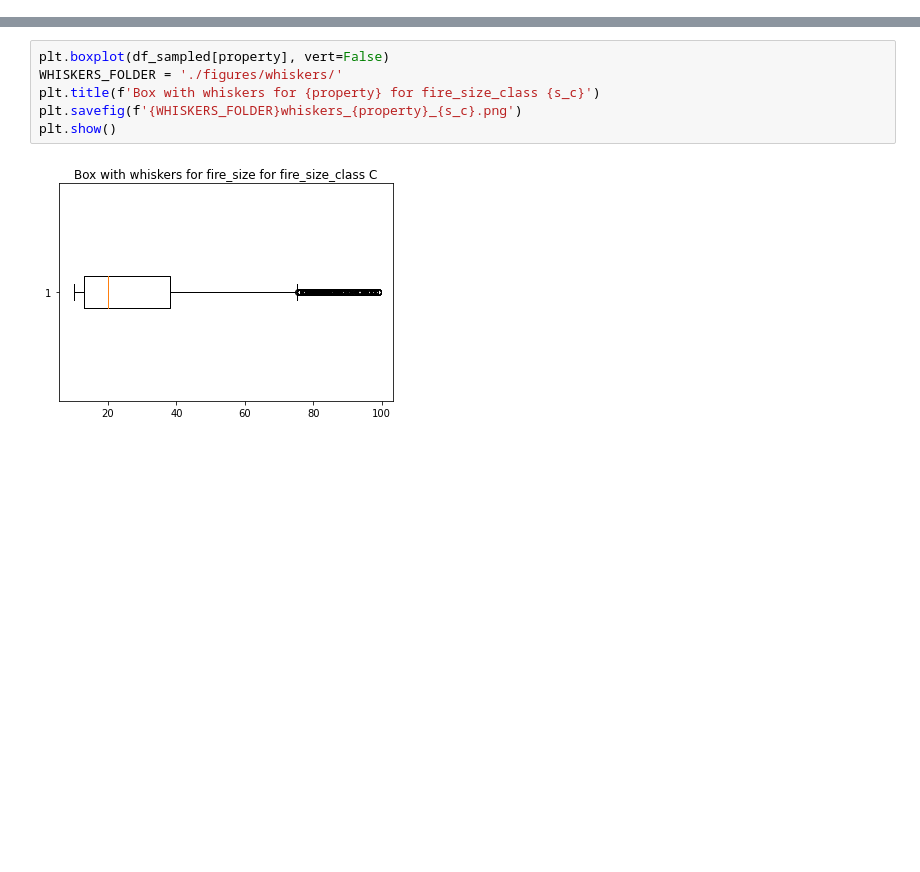
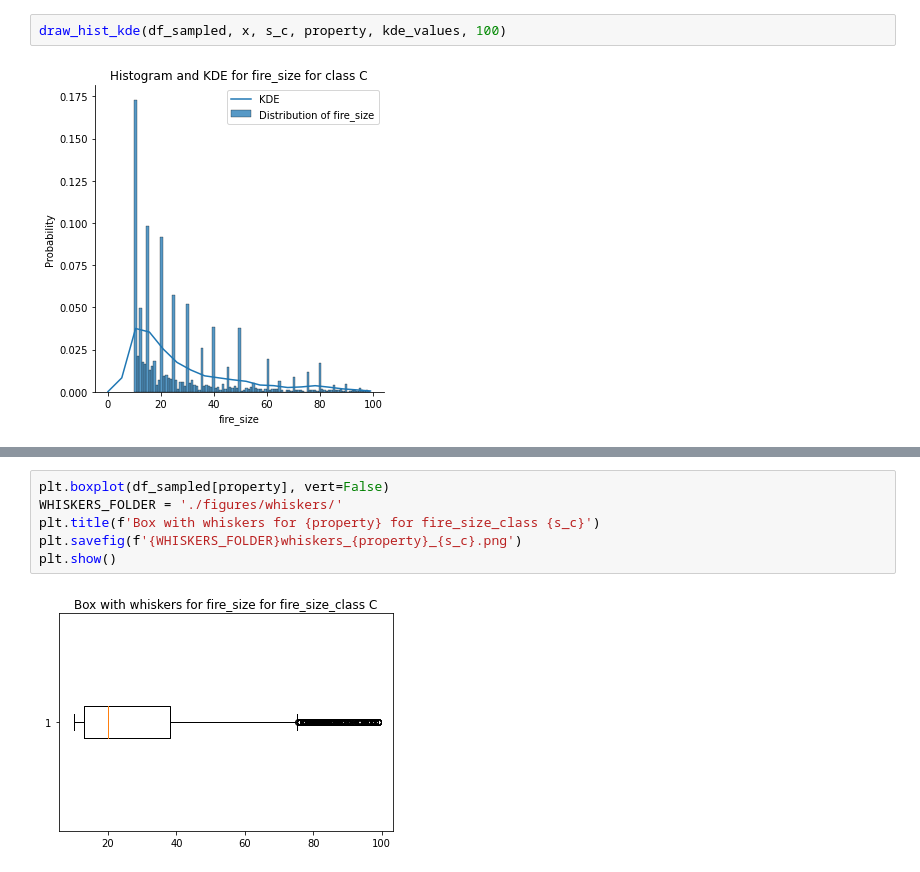
Before and after one commit to PatrykStronski/MultivariateAnalysis_Task1, a Jupyter notebook: fire_size_c.ipynb, the cells around one changed output, grey strips where cells are left out. Drawn from its saved outputs; the diff is of its cells as text; blank space fills up the shorter version.

```diff
--- a/fire_size_c.ipynb
+++ b/fire_size_c.ipynb
@@ -51,0 +43,4 @@ FOR expon: Kolmogorov-Smirnoff test result KstestResult(statistic=1.0, pvalue=0.
+# %%
+draw_hist_kde(df_sampled, x, s_c, property, kde_values, 100)
+# %% [output]
+[figure, added]
```
Also changed, not shown: parts of 4 cells of this notebook, 6 other files.
